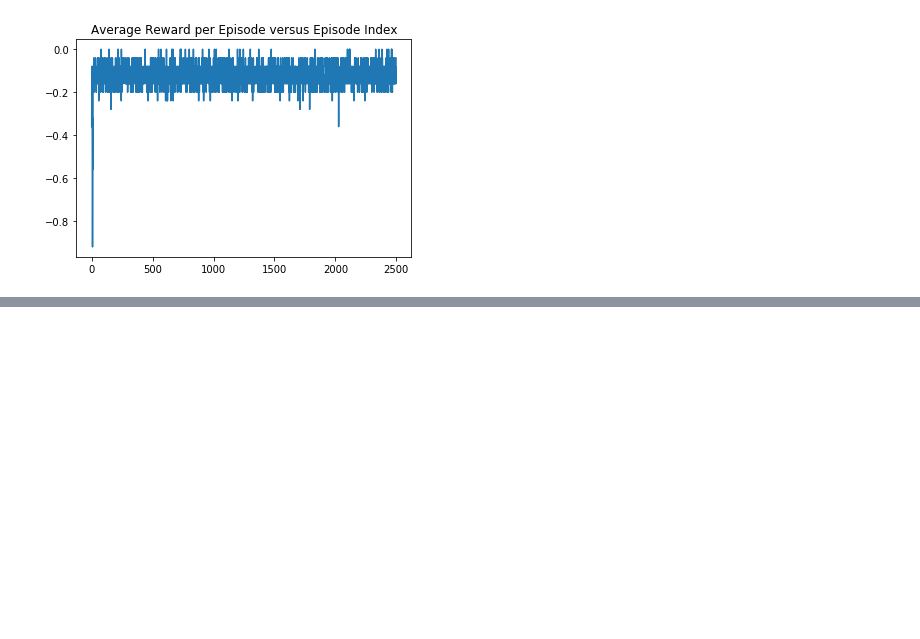
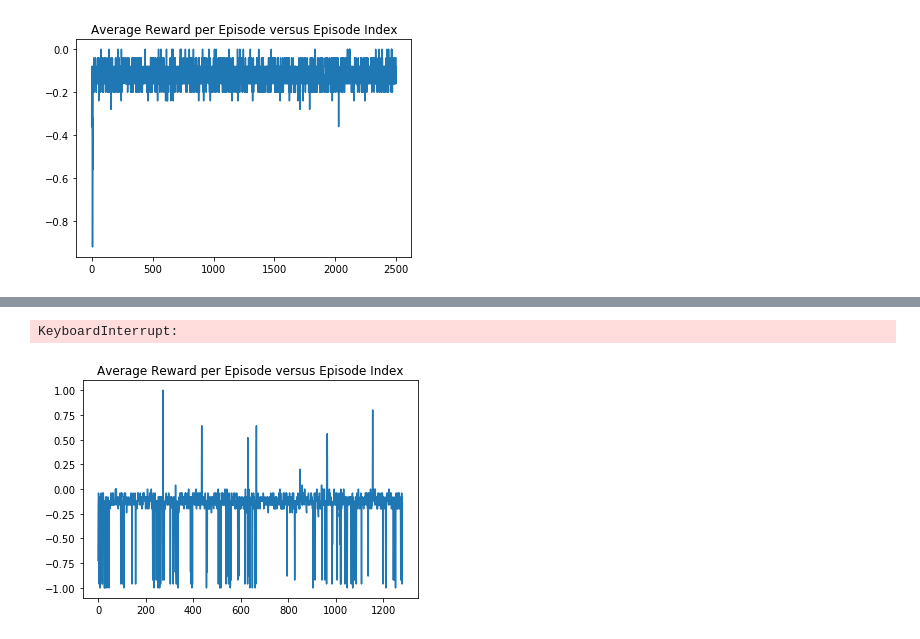
Before and after one commit to ChihChiu29/deep_learning, a Jupyter notebook: notebook/circular_world/circular_world_q_learning_v3.ipynb, the cells around one changed output, grey strips where cells are left out. Cells and saved outputs as stored; diff of their text form; code cells hidden in the pictures; blank space fills up the shorter version.

```diff
--- a/notebook/circular_world/circular_world_q_learning_v3.ipynb
+++ b/notebook/circular_world/circular_world_q_learning_v3.ipynb
@@ -255,0 +258,18 @@ Execution took 3314 ms.
+# %%
+%%time
+
+env = CircularWorld()
+qfunc = q_learning_impl_v3.MultiModelQFunction(
+    env, (6, 20), (12, 4), learning_rate=0.9, discount_factor=0.95)
+policy = policy_impl.MaxValueWithRandomnessPolicy(certainty = 0.9)
+callback_func = run_callback_function.MonitoringCallback()
+
+q_learning_v3.DQNRun(
+    env_factory=WorldMaker, qfunc=qfunc, policy=policy,
+    num_of_episode=3000,
+    experience_history_capacity=1000, num_training_samples=1000, training_every_steps=100,
+    callback_func=callback_func,
+    debug_verbosity=0)
+# %% [output]
+KeyboardInterrupt:
+[figure, added]
```
Also changed, not shown: parts of 1 cell of this notebook, 2 other files.
